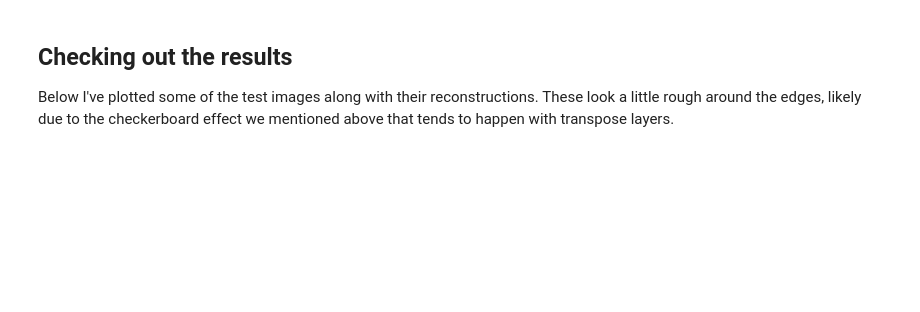
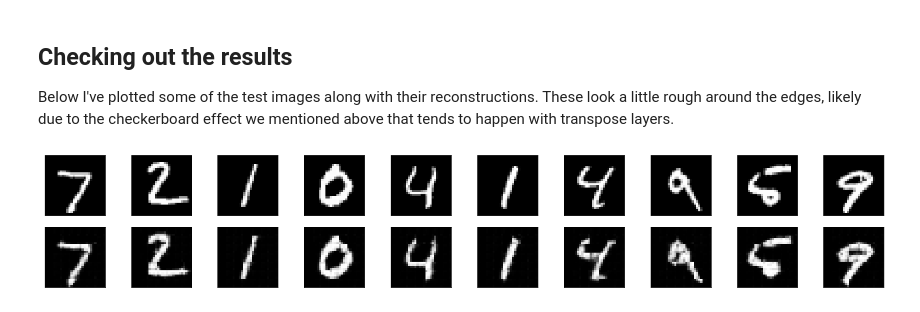
Before and after one commit to elexira/Deep_Learning_Nano_Degree, a Jupyter notebook: autoencoder/convolutional-autoencoder/Convolutional_Autoencoder_Exercise.ipynb, the cells around one changed output. Drawn from its saved outputs; the diff is of its cells as text; code cells hidden in the pictures; blank space fills up the shorter version.

```diff
--- a/autoencoder/convolutional-autoencoder/Convolutional_Autoencoder_Exercise.ipynb
+++ b/autoencoder/convolutional-autoencoder/Convolutional_Autoencoder_Exercise.ipynb
@@ -170,24 +283,26 @@ Below I've plotted some of the test images along with their reconstructions. The
 # %%
 # obtain one batch of test images
 dataiter = iter(test_loader)
 images, labels = dataiter.next()
 
 # get sample outputs
-output = model(images)
+output = model(images.cuda())
 # prep images for display
 images = images.numpy()
 
 # output is resized into a batch of iages
 output = output.view(batch_size, 1, 28, 28)
 # use detach when it's an output that requires_grad
-output = output.detach().numpy()
+output = output.detach().cpu().numpy()
 
 # plot the first ten input images and then reconstructed images
 fig, axes = plt.subplots(nrows=2, ncols=10, sharex=True, sharey=True, figsize=(25,4))
 
 # input images on top row, reconstructions on bottom
 for images, row in zip([images, output], axes):
     for img, ax in zip(images, row):
         ax.imshow(np.squeeze(img), cmap='gray')
         ax.get_xaxis().set_visible(False)
         ax.get_yaxis().set_visible(False)
+# %% [output]
+[figure, added]
```
Also changed, not shown: parts of 5 cells of this notebook, 21 other files.
